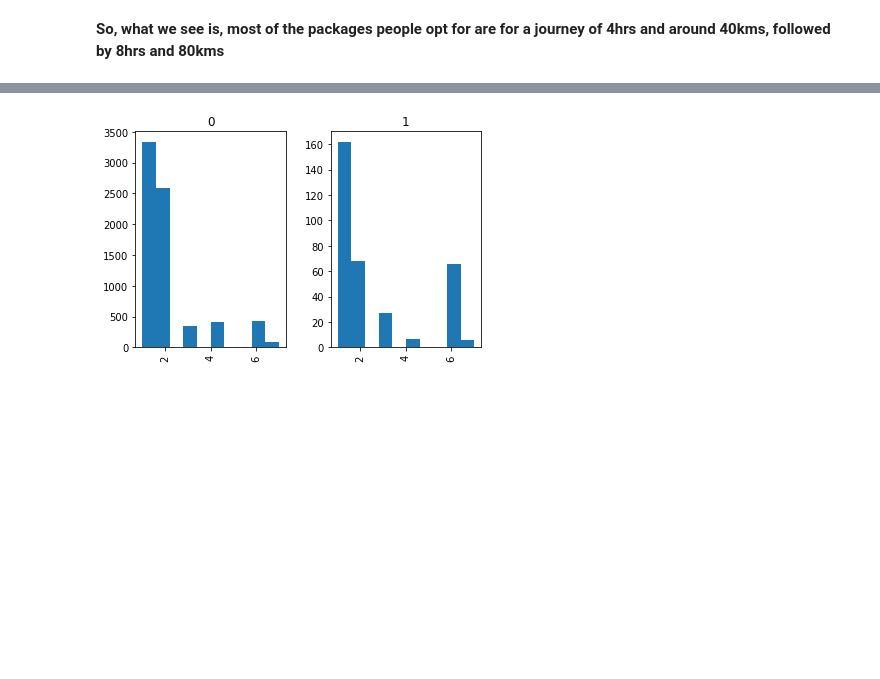
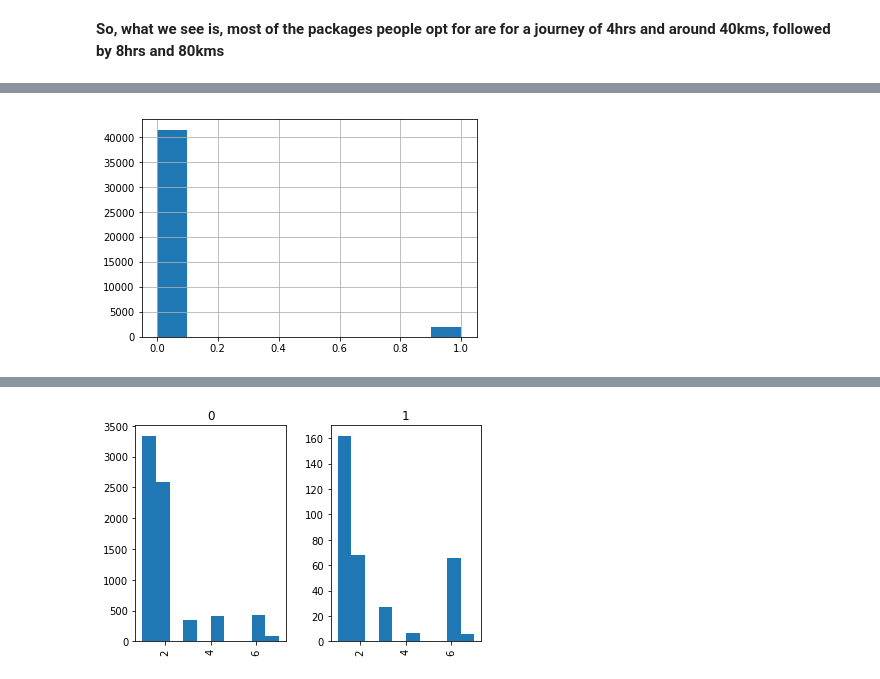
Before and after one commit to debisree/Springboard-Data-Science-Career-Track, a Jupyter notebook: predicting-cab-booking-cancellations.ipynb, the cells around one changed output, grey strips where cells are left out. Drawn from its saved outputs; the diff is of its cells as text; code cells hidden in the pictures; blank space fills up the shorter version.

```diff
--- a/predicting-cab-booking-cancellations.ipynb
+++ b/predicting-cab-booking-cancellations.ipynb
@@ -129,0 +153,4 @@ df.package_id.hist();
+# %%
+df.mobile_site_booking.hist();
+# %% [output]
+[figure, added]
```
Also changed, not shown: parts of 20 cells of this notebook.
